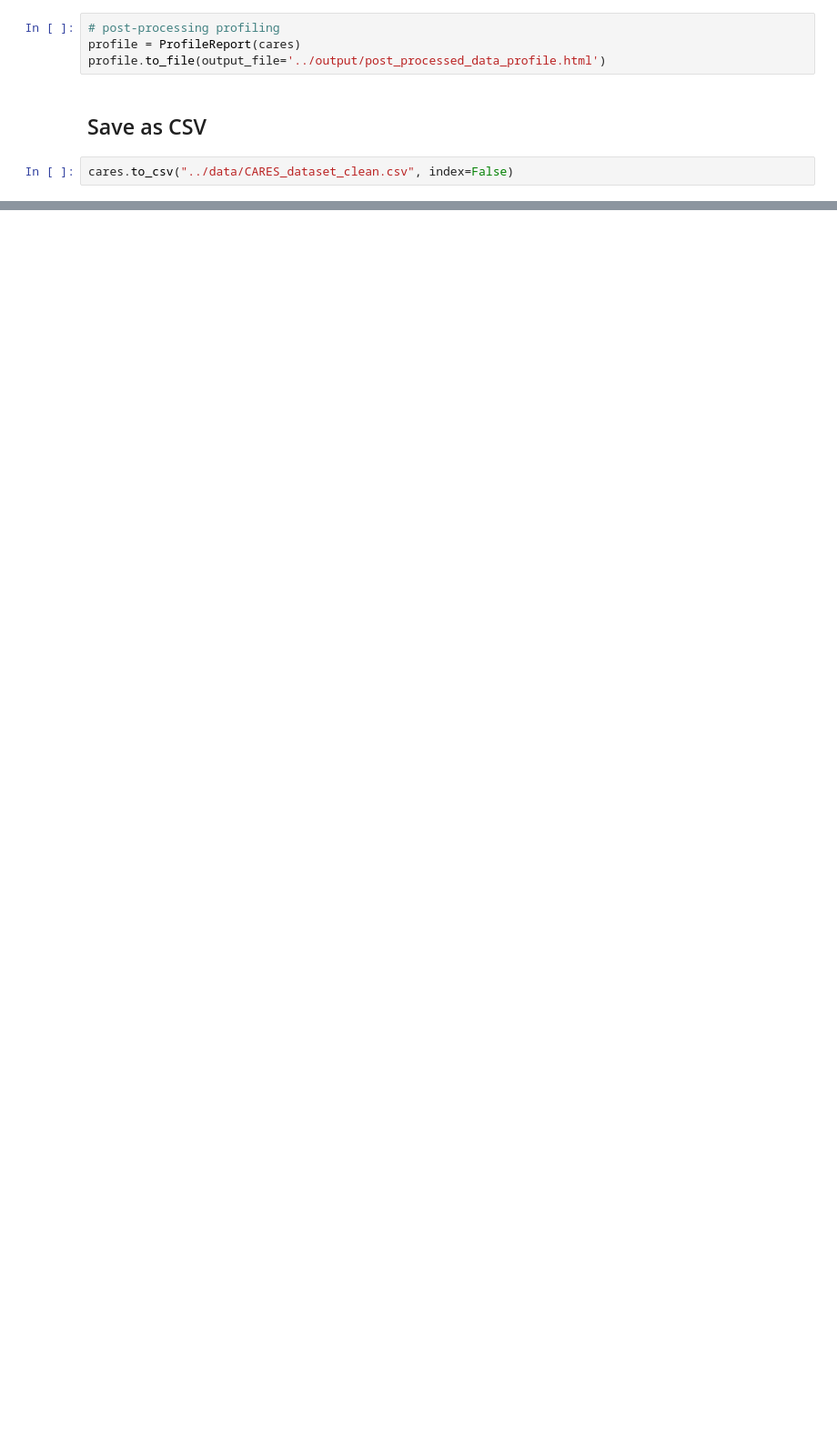
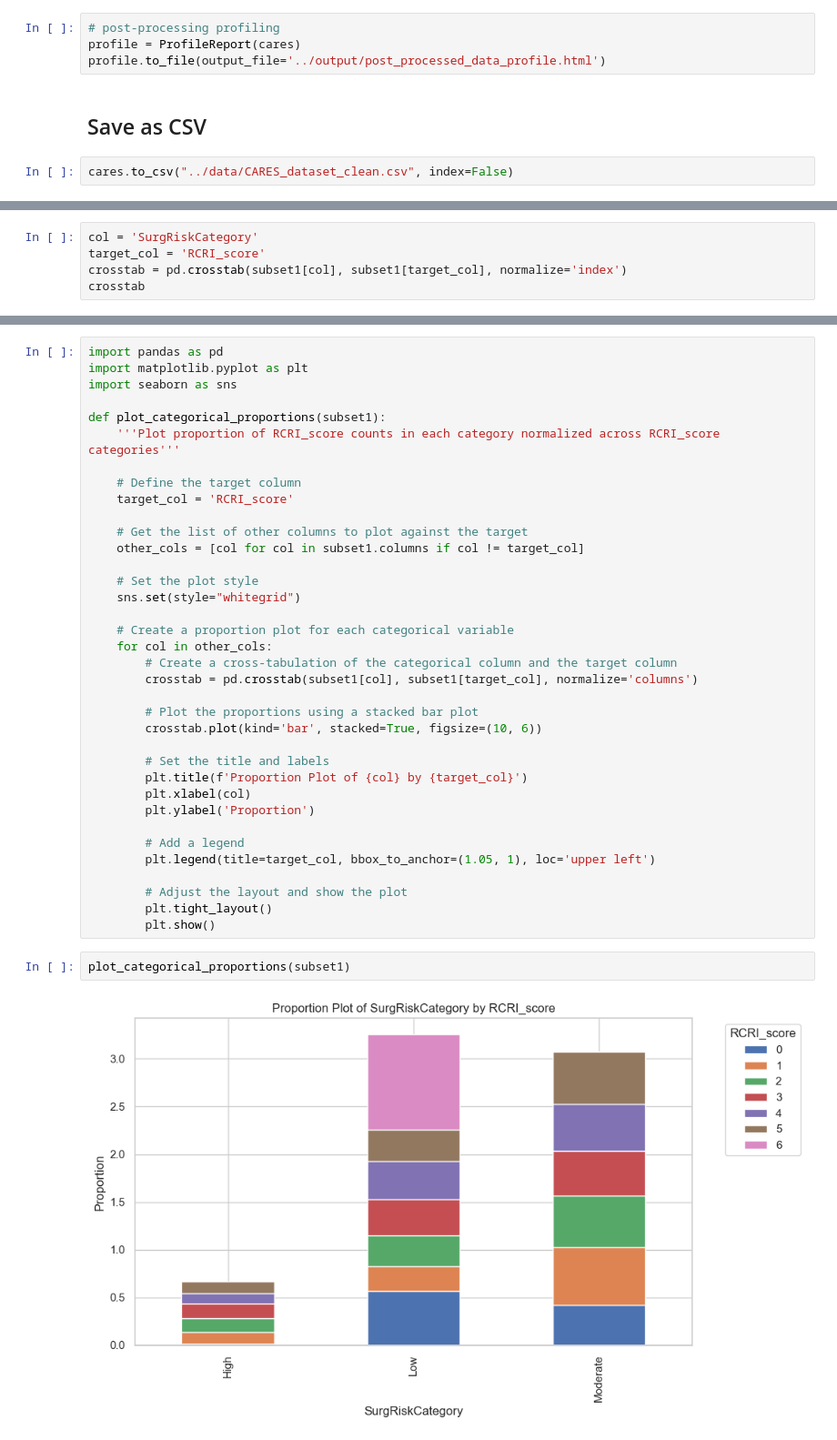
Before and after one commit to Mingtaros/CARES_Analytics, a Jupyter notebook: notebooks/Data_Preparation.ipynb, the cells around one changed output, grey strips where cells are left out. Shown: that part at 91% size. Cells and saved outputs as stored; diff of their text form; blank space fills up the shorter version.

```diff
--- a/notebooks/Data_Preparation.ipynb
+++ b/notebooks/Data_Preparation.ipynb
@@ -651,0 +588,5 @@ cares.to_csv("../data/CARES_dataset_clean.csv", index=False)
+# %%
+col = 'SurgRiskCategory'
+target_col = 'RCRI_score'
+crosstab = pd.crosstab(subset1[col], subset1[target_col], normalize='index')
+crosstab
@@ -651,0 +599,40 @@ cares.to_csv("../data/CARES_dataset_clean.csv", index=False)
+# %%
+import pandas as pd
+import matplotlib.pyplot as plt
+import seaborn as sns
+
+def plot_categorical_proportions(subset1):
+    '''Plot proportion of RCRI_score counts in each category normalized across RCRI_score categories'''
+
+    # Define the target column
+    target_col = 'RCRI_score'
+
+    # Get the list of other columns to plot against the target
+    other_cols = [col for col in subset1.columns if col != target_col]
+
+    # Set the plot style
+    sns.set(style="whitegrid")
+
+    # Create a proportion plot for each categorical variable
+    for col in other_cols:
+        # Create a cross-tabulation of the categorical column and the target column
+        crosstab = pd.crosstab(subset1[col], subset1[target_col], normalize='columns')
+
+        # Plot the proportions using a stacked bar plot
+        crosstab.plot(kind='bar', stacked=True, figsize=(10, 6))
+
+        # Set the title and labels
+        plt.title(f'Proportion Plot of {col} by {target_col}')
+        plt.xlabel(col)
+        plt.ylabel('Proportion')
+
+        # Add a legend
+        plt.legend(title=target_col, bbox_to_anchor=(1.05, 1), loc='upper left')
+
+        # Adjust the layout and show the plot
+        plt.tight_layout()
+        plt.show()
+# %%
+plot_categorical_proportions(subset1)
+# %% [output]
+[figure, added]
```
Also changed, not shown: parts of 103 cells of this notebook, 4 other files.
